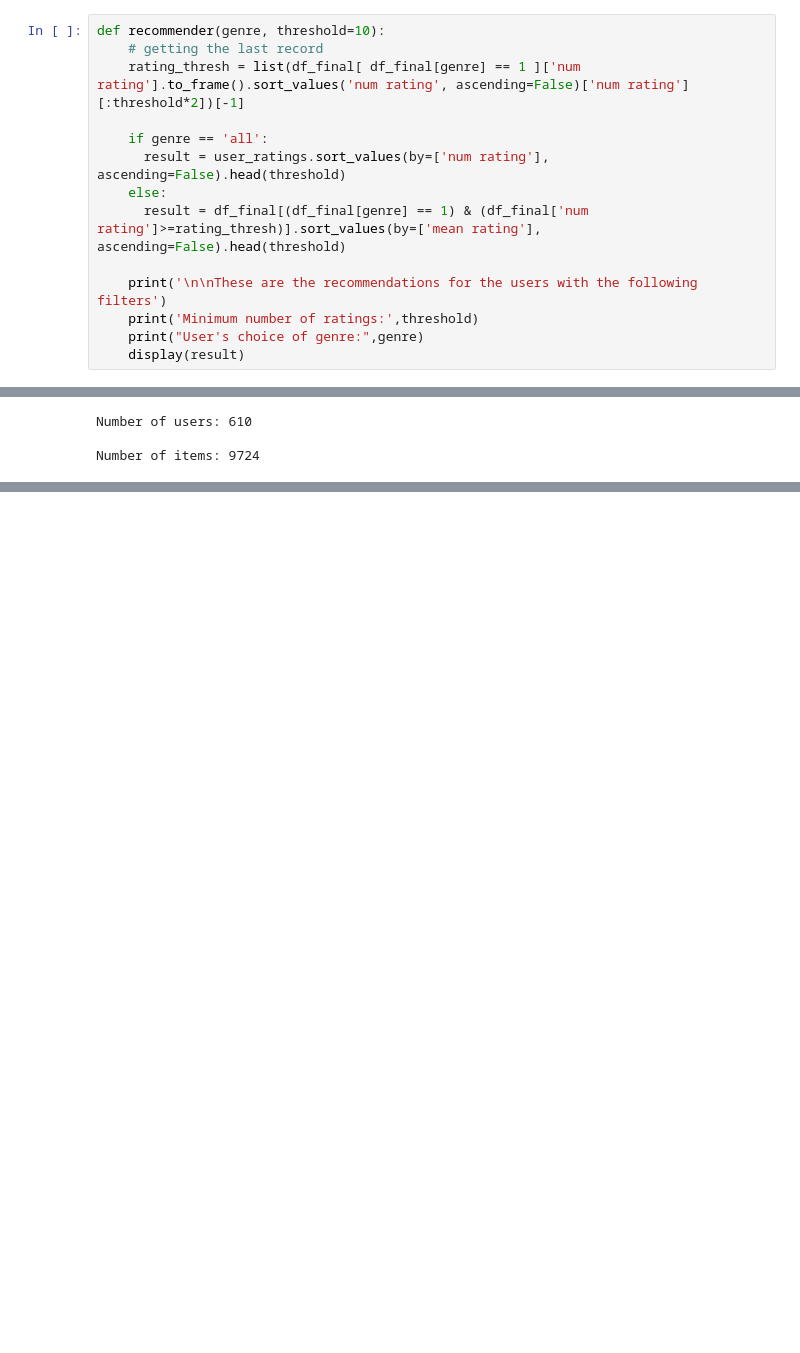
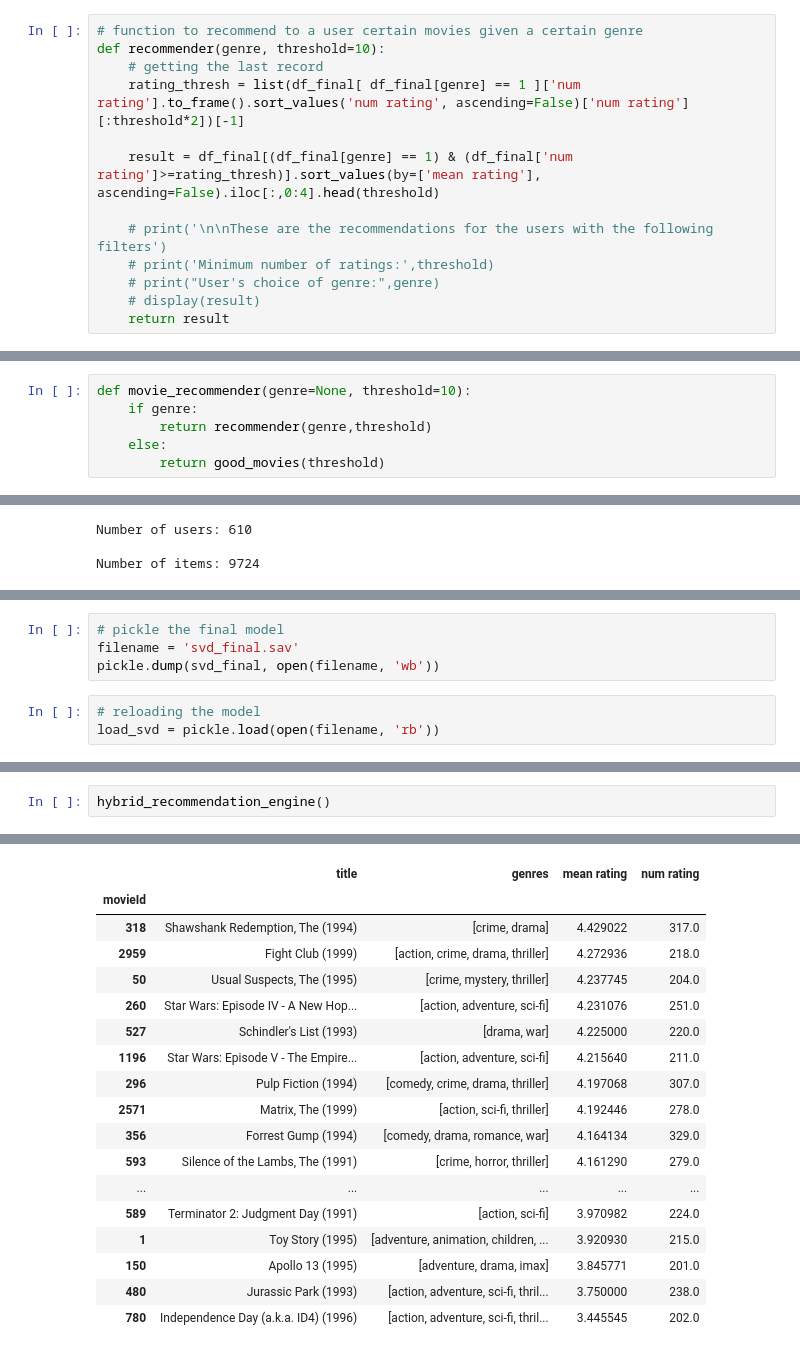
Before and after one commit to E-Juliet/Movie-reccomender, a Jupyter notebook: phase_4_project.ipynb, the cells around one changed output, grey strips where cells are left out. Cells and saved outputs as stored; diff of their text form; blank space fills up the shorter version.

```diff
--- a/phase_4_project.ipynb
+++ b/phase_4_project.ipynb
@@ -733,14 +751,13 @@ Building the basic Recommendation Engine.
 # %%
+# function to recommend to a user certain movies given a certain genre
 def recommender(genre, threshold=10):
     # getting the last record
     rating_thresh = list(df_final[ df_final[genre] == 1 ]['num rating'].to_frame().sort_values('num rating', ascending=False)['num rating'][:threshold*2])[-1]
 
-    if genre == 'all':
-      result = user_ratings.sort_values(by=['num rating'], ascending=False).head(threshold)
-    else:
-      result = df_final[(df_final[genre] == 1) & (df_final['num rating']>=rating_thresh)].sort_values(by=['mean rating'], ascending=False).head(threshold)
+    result = df_final[(df_final[genre] == 1) & (df_final['num rating']>=rating_thresh)].sort_values(by=['mean rating'], ascending=False).iloc[:,0:4].head(threshold)
 
-    print('\n\nThese are the recommendations for the users with the following filters')
-    print('Minimum number of ratings:',threshold)
-    print("User's choice of genre:",genre)
-    display(result)
+    # print('\n\nThese are the recommendations for the users with the following filters')
+    # print('Minimum number of ratings:',threshold)
+    # print("User's choice of genre:",genre)
+    # display(result)
+    return result
@@ -776,0 +764,6 @@ User's choice of genre: animation
+# %%
+def movie_recommender(genre=None, threshold=10):
+    if genre:
+        return recommender(genre,threshold)
+    else:
+        return good_movies(threshold)
@@ -843,0 +1140,7 @@ KNNBasic had the lowest RMSE
+# %%
+# pickle the final model
+filename = 'svd_final.sav'
+pickle.dump(svd_final, open(filename, 'wb'))
+# %%
+# reloading the model
+load_svd = pickle.load(open(filename, 'rb'))
@@ -843,0 +1227,3 @@ KNNBasic had the lowest RMSE
+# %%
+hybrid_recommendation_engine()
+# %% [output]
@@ -843,0 +1234,18 @@ KNNBasic had the lowest RMSE
+|  | title | genres | mean rating | num rating |
+| movieId |  |  |  |  |
+| 318 | Shawshank Redemption, The (1994) | [crime, drama] | 4.429022 | 317.0 |
+| 2959 | Fight Club (1999) | [action, crime, drama, thriller] | 4.272936 | 218.0 |
+| 50 | Usual Suspects, The (1995) | [crime, mystery, thriller] | 4.237745 | 204.0 |
+| 260 | Star Wars: Episode IV - A New Hop... | [action, adventure, sci-fi] | 4.231076 | 251.0 |
+| 527 | Schindler's List (1993) | [drama, war] | 4.225000 | 220.0 |
+| 1196 | Star Wars: Episode V - The Empire... | [action, adventure, sci-fi] | 4.215640 | 211.0 |
+| 296 | Pulp Fiction (1994) | [comedy, crime, drama, thriller] | 4.197068 | 307.0 |
+| 2571 | Matrix, The (1999) | [action, sci-fi, thriller] | 4.192446 | 278.0 |
+| 356 | Forrest Gump (1994) | [comedy, drama, romance, war] | 4.164134 | 329.0 |
+| 593 | Silence of the Lambs, The (1991) | [crime, horror, thriller] | 4.161290 | 279.0 |
+| ... | ... | ... | ... | ... |
+| 589 | Terminator 2: Judgment Day (1991) | [action, sci-fi] | 3.970982 | 224.0 |
+| 1 | Toy Story (1995) | [adventure, animation, children, ... | 3.920930 | 215.0 |
+| 150 | Apollo 13 (1995) | [adventure, drama, imax] | 3.845771 | 201.0 |
+| 480 | Jurassic Park (1993) | [action, adventure, sci-fi, thril... | 3.750000 | 238.0 |
+| 780 | Independence Day (a.k.a. ID4) (1996) | [action, adventure, sci-fi, thril... | 3.445545 | 202.0 |
```
Also changed, not shown: parts of 70 cells of this notebook.
